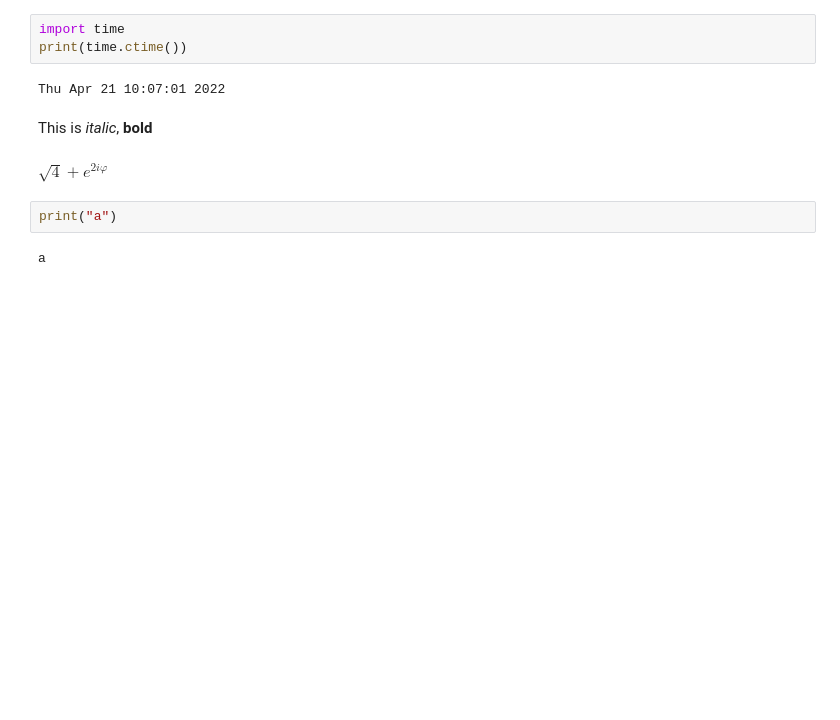
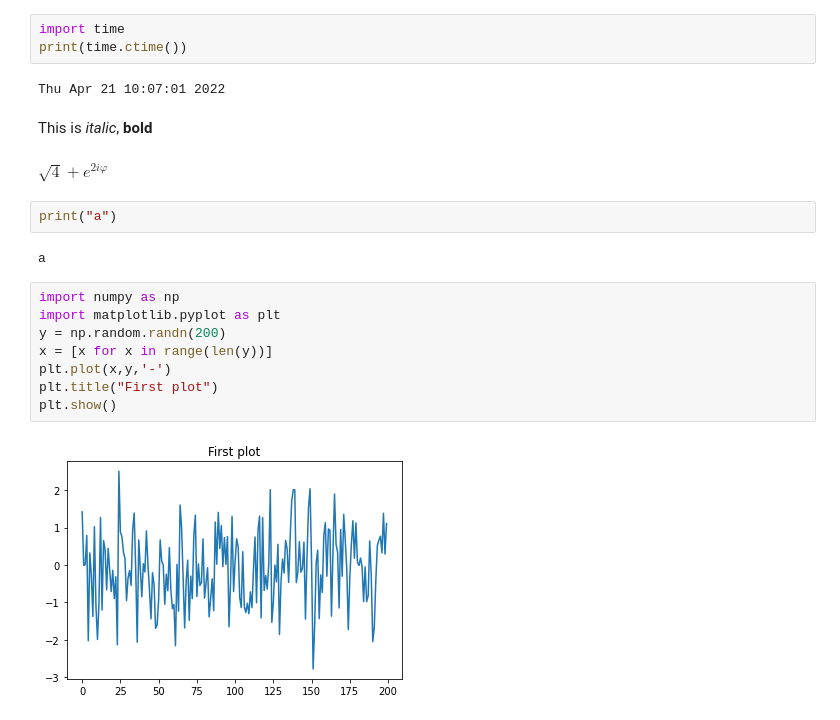
Before and after one commit to majasellmer/git_practice, a Jupyter notebook: project1.ipynb, the cells around one changed output. Drawn from its saved outputs; the diff is of its cells as text; blank space fills up the shorter version.

Commit message:
added plot

```diff
--- a/project1.ipynb
+++ b/project1.ipynb
@@ -13,3 +13,13 @@ $\sqrt{4}+e^{2i\varphi}$
 print("a")
 # %% [output]
 a
+# %%
+import numpy as np
+import matplotlib.pyplot as plt
+y = np.random.randn(200)
+x = [x for x in range(len(y))]
+plt.plot(x,y,'-')
+plt.title("First plot")
+plt.show()
+# %% [output]
+[figure, added]
```
